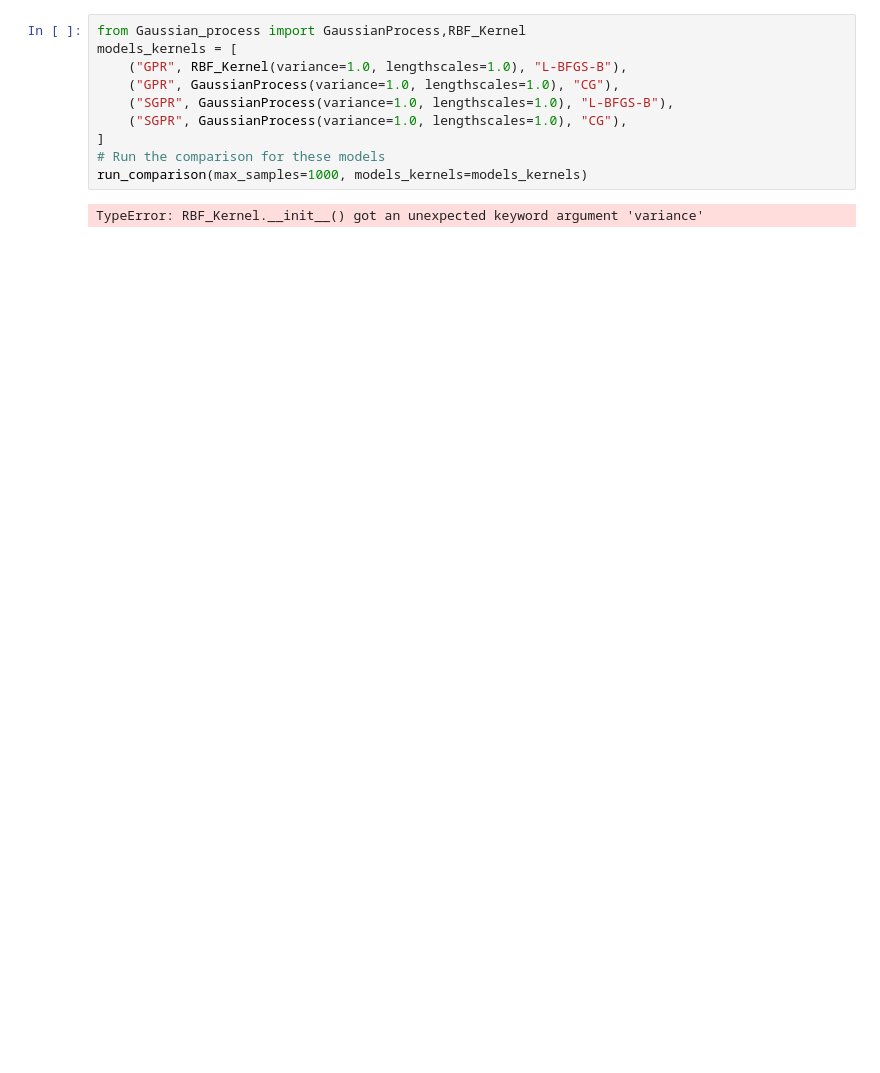
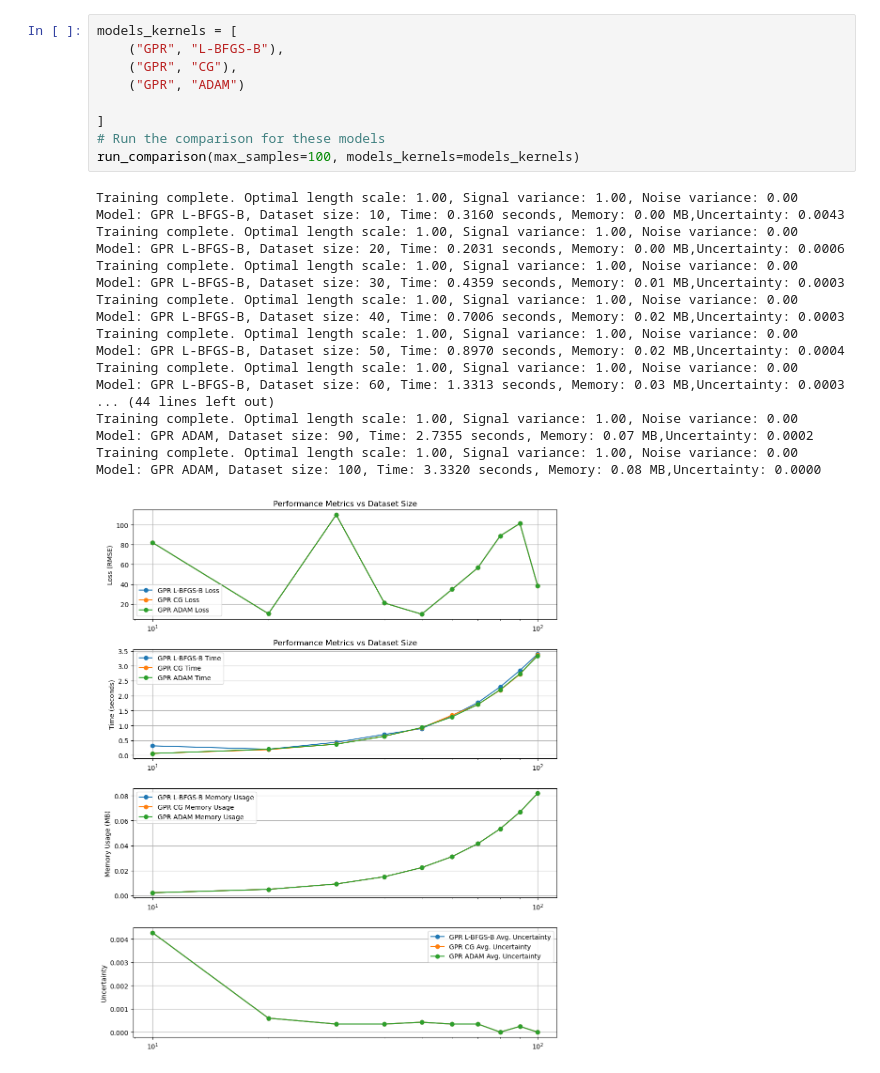
Before and after one commit to TDGB02/Gaussian-Process-Models, a Jupyter notebook: Easy_Comparison_Program.ipynb, the cells around one changed output. Drawn from its saved outputs; the diff is of its cells as text; blank space fills up the shorter version.

```diff
--- a/Easy_Comparison_Program.ipynb
+++ b/Easy_Comparison_Program.ipynb
@@ -203,15 +181,31 @@ def run_comparison(max_samples, models_kernels):
     plt.show()
 
     return results
-# %%
-from Gaussian_process import GaussianProcess,RBF_Kernel
-models_kernels = [
-    ("GPR", RBF_Kernel(variance=1.0, lengthscales=1.0), "L-BFGS-B"),
-    ("GPR", GaussianProcess(variance=1.0, lengthscales=1.0), "CG"),
-    ("SGPR", GaussianProcess(variance=1.0, lengthscales=1.0), "L-BFGS-B"),
-    ("SGPR", GaussianProcess(variance=1.0, lengthscales=1.0), "CG"),
-]
-# Run the comparison for these models
-run_comparison(max_samples=1000, models_kernels=models_kernels)
-# %% [output]
-TypeError: RBF_Kernel.__init__() got an unexpected keyword argument 'variance'
+# %%
+models_kernels = [
+    ("GPR", "L-BFGS-B"),
+    ("GPR", "CG"),
+    ("GPR", "ADAM")
+
+]
+# Run the comparison for these models
+run_comparison(max_samples=100, models_kernels=models_kernels)
+# %% [output]
+Training complete. Optimal length scale: 1.00, Signal variance: 1.00, Noise variance: 0.00
+Model: GPR L-BFGS-B, Dataset size: 10, Time: 0.3160 seconds, Memory: 0.00 MB,Uncertainty: 0.0043
+Training complete. Optimal length scale: 1.00, Signal variance: 1.00, Noise variance: 0.00
+Model: GPR L-BFGS-B, Dataset size: 20, Time: 0.2031 seconds, Memory: 0.00 MB,Uncertainty: 0.0006
+Training complete. Optimal length scale: 1.00, Signal variance: 1.00, Noise variance: 0.00
+Model: GPR L-BFGS-B, Dataset size: 30, Time: 0.4359 seconds, Memory: 0.01 MB,Uncertainty: 0.0003
+Training complete. Optimal length scale: 1.00, Signal variance: 1.00, Noise variance: 0.00
+Model: GPR L-BFGS-B, Dataset size: 40, Time: 0.7006 seconds, Memory: 0.02 MB,Uncertainty: 0.0003
+Training complete. Optimal length scale: 1.00, Signal variance: 1.00, Noise variance: 0.00
+Model: GPR L-BFGS-B, Dataset size: 50, Time: 0.8970 seconds, Memory: 0.02 MB,Uncertainty: 0.0004
+Training complete. Optimal length scale: 1.00, Signal variance: 1.00, Noise variance: 0.00
+Model: GPR L-BFGS-B, Dataset size: 60, Time: 1.3313 seconds, Memory: 0.03 MB,Uncertainty: 0.0003
+... (44 lines left out)
+Training complete. Optimal length scale: 1.00, Signal variance: 1.00, Noise variance: 0.00
+Model: GPR ADAM, Dataset size: 90, Time: 2.7355 seconds, Memory: 0.07 MB,Uncertainty: 0.0002
+Training complete. Optimal length scale: 1.00, Signal variance: 1.00, Noise variance: 0.00
+Model: GPR ADAM, Dataset size: 100, Time: 3.3320 seconds, Memory: 0.08 MB,Uncertainty: 0.0000
+[figure, added]
```
Also changed, not shown: parts of 6 cells of this notebook, 2 other files.
